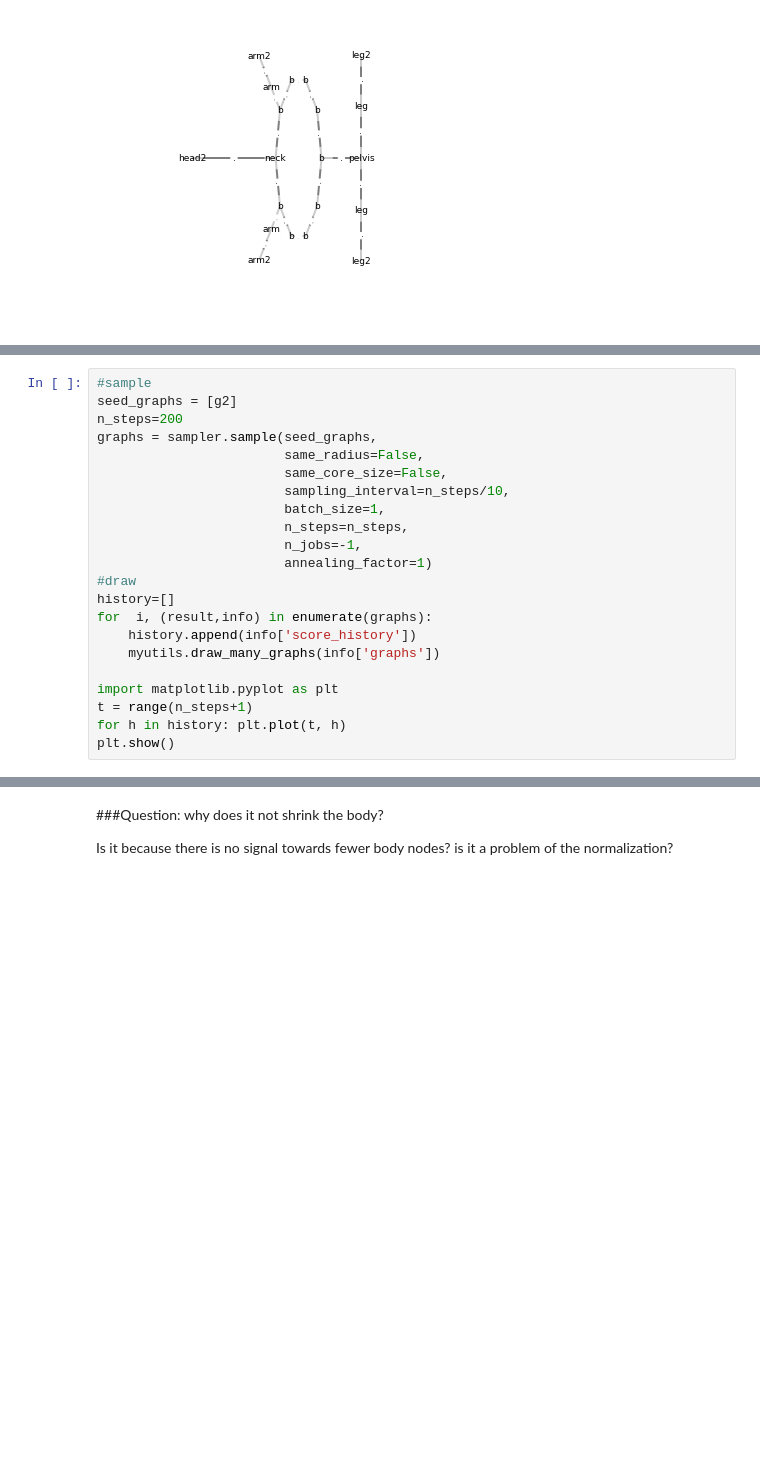
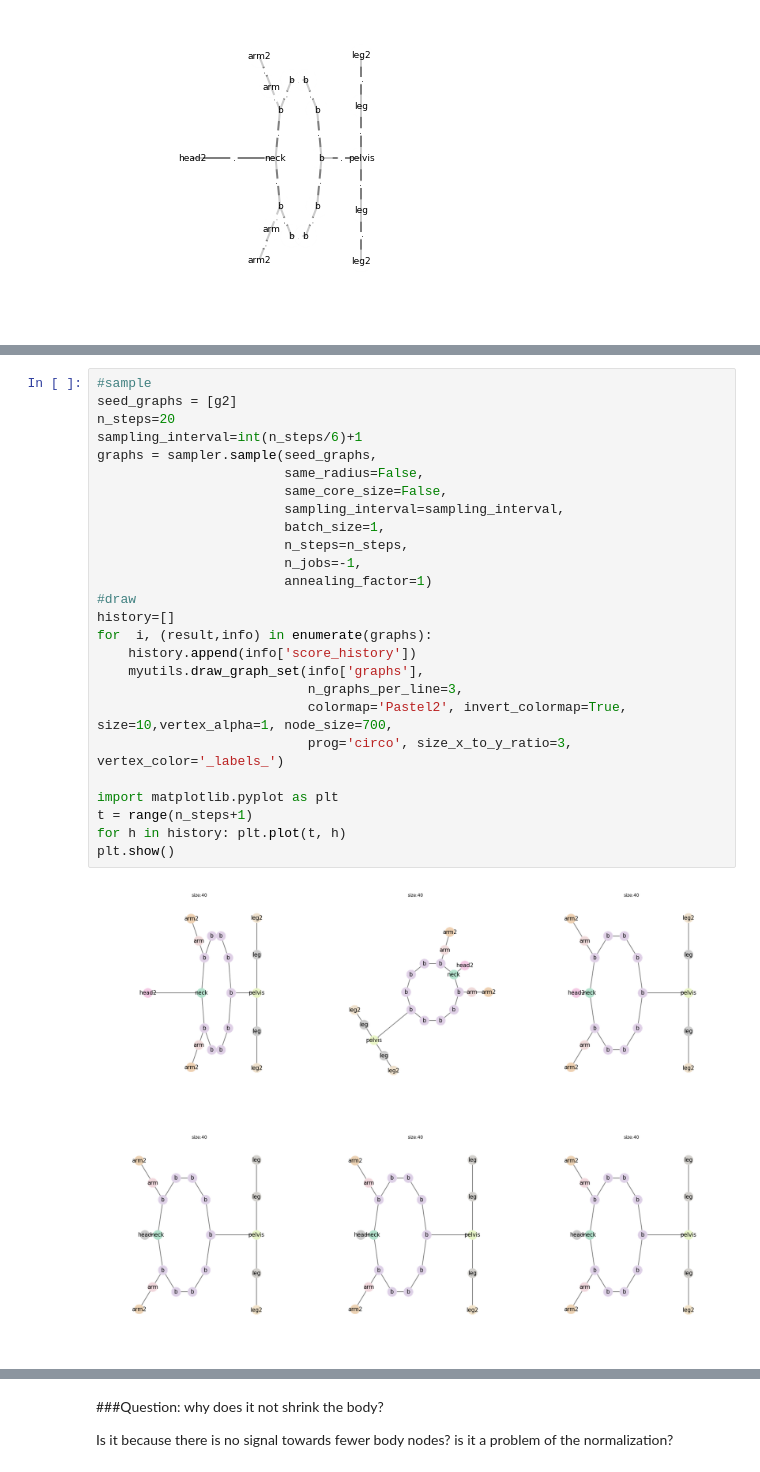
Before and after one commit to fabriziocosta/GraphLearn, a Jupyter notebook: example/StickFigure.ipynb, the cells around one changed output, grey strips where cells are left out. Drawn from its saved outputs; the diff is of its cells as text; blank space fills up the shorter version.

```diff
--- a/example/StickFigure.ipynb
+++ b/example/StickFigure.ipynb
@@ -120,22 +155,29 @@ SyntaxError: non-keyword arg after keyword arg (draw.py, line 36)
 # %%
 #sample
 seed_graphs = [g2]
-n_steps=200
+n_steps=20
+sampling_interval=int(n_steps/6)+1
 graphs = sampler.sample(seed_graphs,
                         same_radius=False,
                         same_core_size=False,
-                        sampling_interval=n_steps/10,
+                        sampling_interval=sampling_interval,
                         batch_size=1,
                         n_steps=n_steps,
                         n_jobs=-1,
                         annealing_factor=1)
 #draw
 history=[]
 for  i, (result,info) in enumerate(graphs):
     history.append(info['score_history'])
-    myutils.draw_many_graphs(info['graphs'])
+    myutils.draw_graph_set(info['graphs'],
+                           n_graphs_per_line=3,
+                           colormap='Pastel2', invert_colormap=True, size=10,vertex_alpha=1, node_size=700,
+                           prog='circo', size_x_to_y_ratio=3, vertex_color='_labels_')
 
 import matplotlib.pyplot as plt
 t = range(n_steps+1)
 for h in history: plt.plot(t, h)
 plt.show()
+# %% [output]
+[figure, added]
+[figure, added]
```
Also changed, not shown: parts of 6 cells of this notebook, 3 other files.
